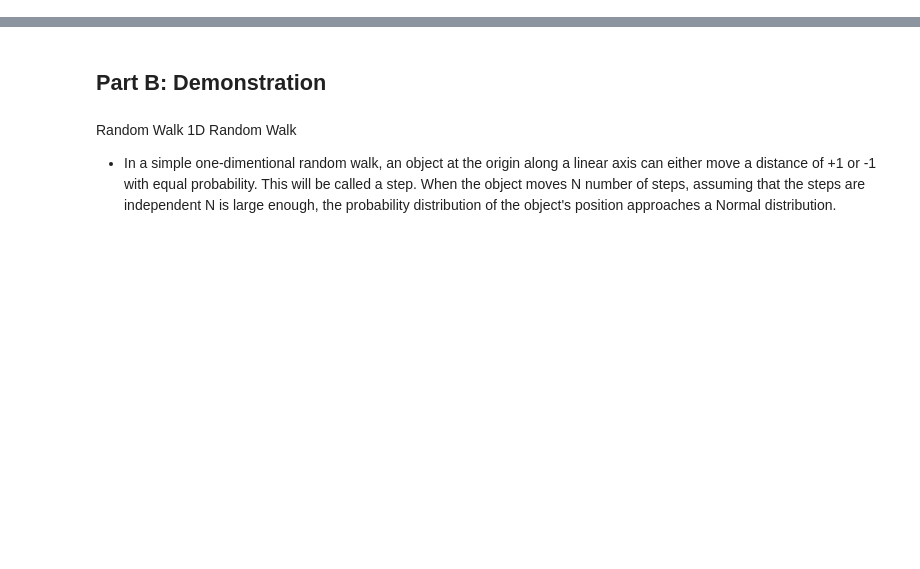
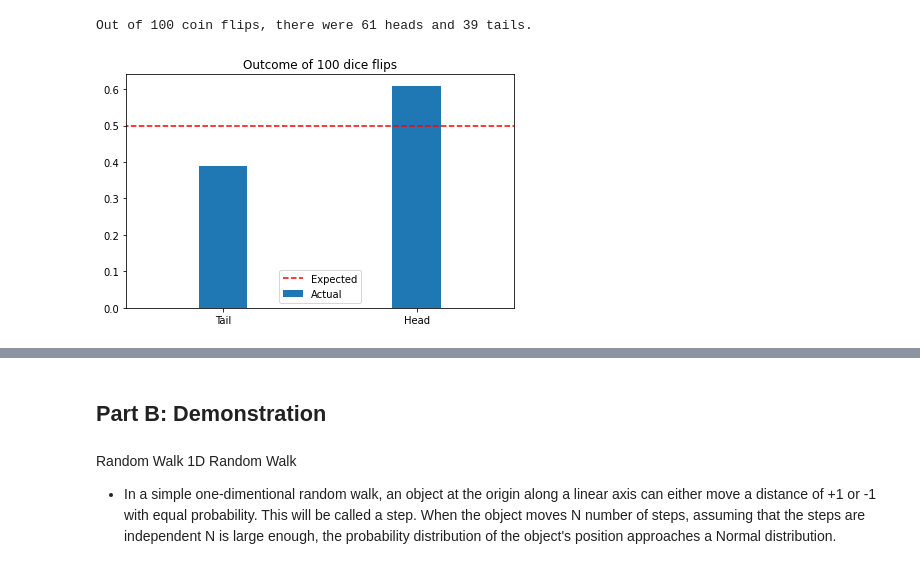
Before and after one commit to kubrian/central-weiner-theorem, a Jupyter notebook: Central Weiner Theorem.ipynb, the cells around one changed output, grey strips where cells are left out. Drawn from its saved outputs; the diff is of its cells as text; code cells hidden in the pictures; blank space fills up the shorter version.

```diff
--- a/Central Weiner Theorem.ipynb
+++ b/Central Weiner Theorem.ipynb
@@ -188,0 +41,32 @@ plt.hist(samples_rolls, bins = 12)
+# %%
+n = 100
+p = 0.5
+
+# Labels
+flip_outcomes = ['Tail', 'Head']
+
+# Data
+# Count the number of heads after flipping a coin n times, each with probability p of landing on heads.
+num_heads = np.random.binomial(n=n,p=p)
+#
+num_tails = n - num_heads
+
+# Show outcome
+print(f'Out of {n} coin flips, there were {num_heads} heads and {num_tails} tails.')
+
+# Plot
+# Expected
+plt.bar(flip_outcomes, [num_tails/n, num_heads/n], width=0.25, label='Actual')
+# Actual
+plt.hlines(y=0.5, xmin=-0.6, xmax=1.6, linestyles='--',
+           colors='red', label='Expected')
+
+# Customize and Show
+plt.xlim([-0.5, 1.5])
+plt.title(f'Outcome of {n} dice flips')
+plt.legend(loc='lower center')
+plt.tight_layout()
+plt.show()
+# %% [output]
+Out of 100 coin flips, there were 61 heads and 39 tails.
+[figure, added]
```
Also changed, not shown: parts of 30 cells of this notebook.
